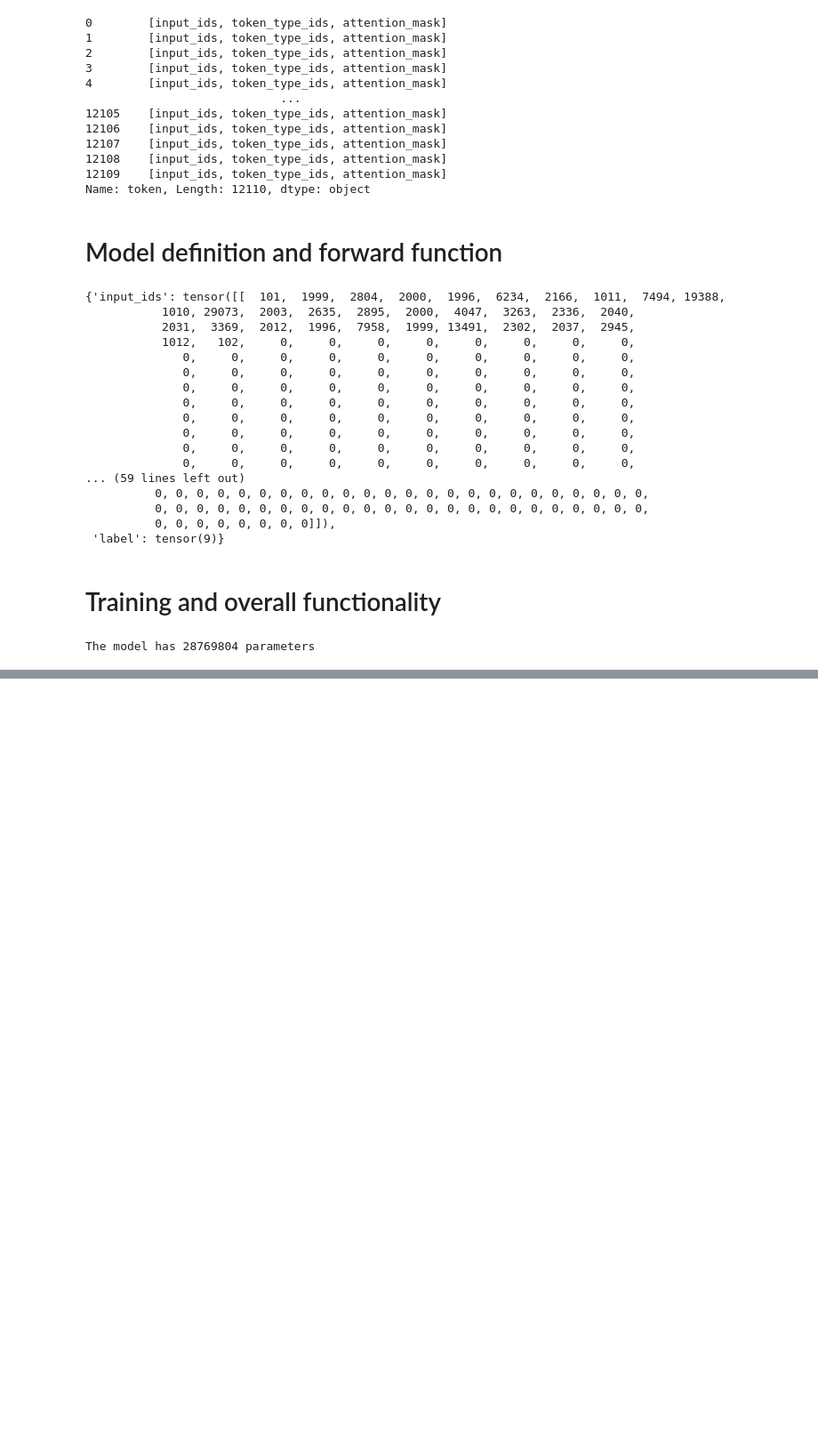
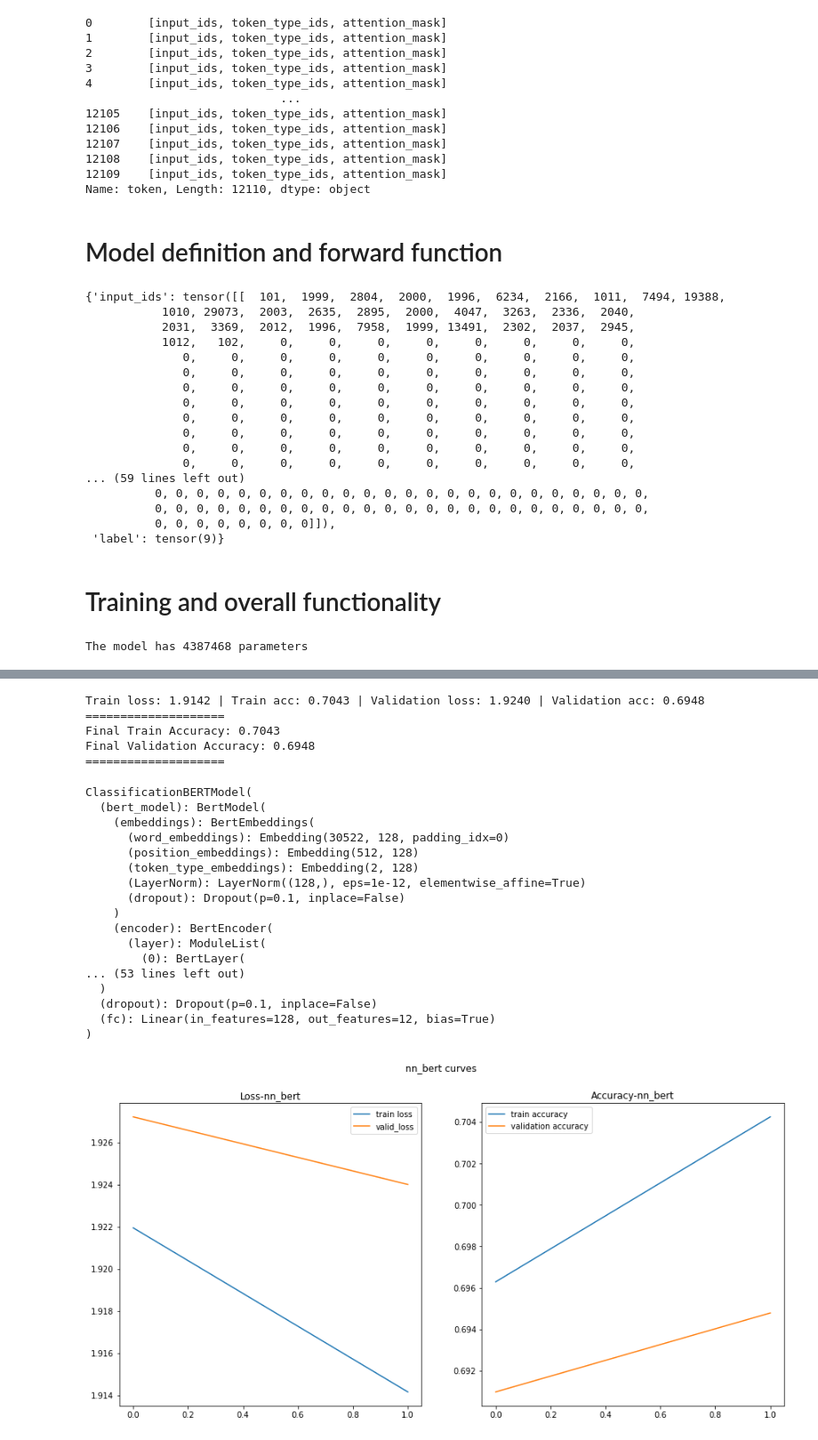
Before and after one commit to ozoin/NLP_Project, a Jupyter notebook: Assignment3.ipynb, the cells around one changed output, grey strips where cells are left out. Shown: that part at 89% size. Drawn from its saved outputs; the diff is of its cells as text; code cells hidden in the pictures; blank space fills up the shorter version.

```diff
--- a/Assignment3.ipynb
+++ b/Assignment3.ipynb
@@ -411,8 +416,10 @@ def train_validate_save(
                                       loss_fn=loss_fn)
 
 
-        if epoch % 5 == 0:
-            print(f"Epoch: {epoch+5} | Train loss: {train_loss:.4f} | Train acc: {train_acc:.4f} | Validation loss: {val_loss:.4f} | Validation acc: {val_acc:.4f}")
+#         if epoch % 5 == 0:
+#             print(f"Epoch: {epoch+5} | Train loss: {train_loss:.4f} | Train acc: {train_acc:.4f} | Validation loss: {val_loss:.4f} | Validation acc: {val_acc:.4f}")
+
+        print(f"Train loss: {train_loss:.4f} | Train acc: {train_acc:.4f} | Validation loss: {val_loss:.4f} | Validation acc: {val_acc:.4f}")
         results['train_loss'].append(train_loss)
         results['train_acc'].append(train_acc)
         results['valid_loss'].append(val_loss)
@@ -465,7 +472,7 @@ def train_validate_save(
 
         plt.close()
 
-    return model
+    print('Training done!')
 # %%
 embedding_matrix[0]
 # %% [output]
@@ -531,13 +537,17 @@ This task aims to conduct the same document classification as Task A, but now by
 # Loading BERT model
 # %%
 import transformers
-from transformers import AutoModel
-bert_model = AutoModel.from_pretrained("prajjwal1/bert-small")
+from transformers import AutoTokenizer, AutoModel
+
+bert_model = AutoModel.from_pretrained("prajjwal1/bert-tiny")
+
+#model downloaded from here: https://huggingface.co/prajjwal1/bert-tiny
 # %% [markdown]
 # BERT Tokenization
 # %%
 from transformers import BertTokenizer
-tokenizer = BertTokenizer.from_pretrained('prajjwal1/bert-small')
+
+tokenizer = AutoTokenizer.from_pretrained("prajjwal1/bert-tiny")
 # %%
 sen = 'hello world!'
 sen_tokenized = tokenizer(sen, return_tensors='pt')
@@ -719,12 +715,13 @@ def valid_step(model: nn. Module,
 # %% [markdown]
 # Training and overall functionality
 # %%
-bert_model_torch = ClassificationBERTModel(bert_model, output_dim).to(device)
+bert_model_torch = ClassificationBERTModel(bert_model, 12).to(device)
 num_params = sum(p.numel() for p in bert_model_torch.parameters() if p.requires_grad)
 print(f'The model has {num_params} parameters')
 # %% [output]
-The model has 28769804 parameters
+The model has 4387468 parameters
 # %%
 criterion = nn.CrossEntropyLoss()
-optimizer = torch.optim.Adam(model.parameters(), lr=0.001)
-# train_validate_save(result_embed,bert_model_torch,bert_train_loader,bert_valid_loader,optimizer,criterion,'nn_emb',epochs=1,save=True)
+optimizer = torch.optim.Adam(bert_model_torch.parameters(), lr=0.0001)
+train_validate_save(result_embed,bert_model_torch,bert_train_loader,bert_valid_loader,optimizer,criterion,'nn_bert',epochs=2,save=True)
+# %% [output]
@@ -730,0 +729,23 @@ optimizer = torch.optim.Adam(model.parameters(), lr=0.001)
+Train loss: 1.9142 | Train acc: 0.7043 | Validation loss: 1.9240 | Validation acc: 0.6948
+====================
+Final Train Accuracy: 0.7043
+Final Validation Accuracy: 0.6948
+====================
+ClassificationBERTModel(
+  (bert_model): BertModel(
+    (embeddings): BertEmbeddings(
+      (word_embeddings): Embedding(30522, 128, padding_idx=0)
+      (position_embeddings): Embedding(512, 128)
+      (token_type_embeddings): Embedding(2, 128)
+      (LayerNorm): LayerNorm((128,), eps=1e-12, elementwise_affine=True)
+      (dropout): Dropout(p=0.1, inplace=False)
+    )
+    (encoder): BertEncoder(
+      (layer): ModuleList(
+        (0): BertLayer(
+... (53 lines left out)
+  )
+  (dropout): Dropout(p=0.1, inplace=False)
+  (fc): Linear(in_features=128, out_features=12, bias=True)
+)
+[figure, added]
```
Also changed, not shown: parts of 5 cells of this notebook.
